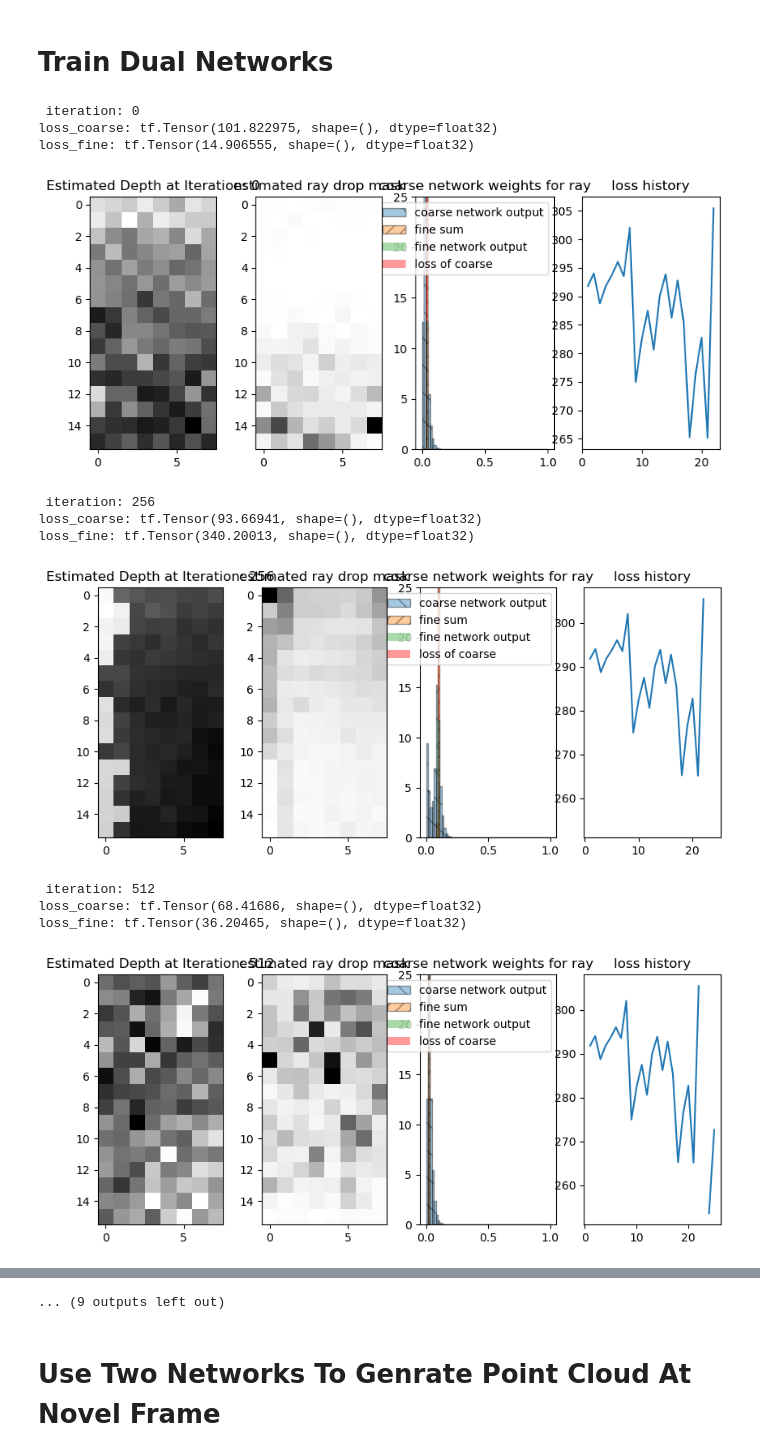
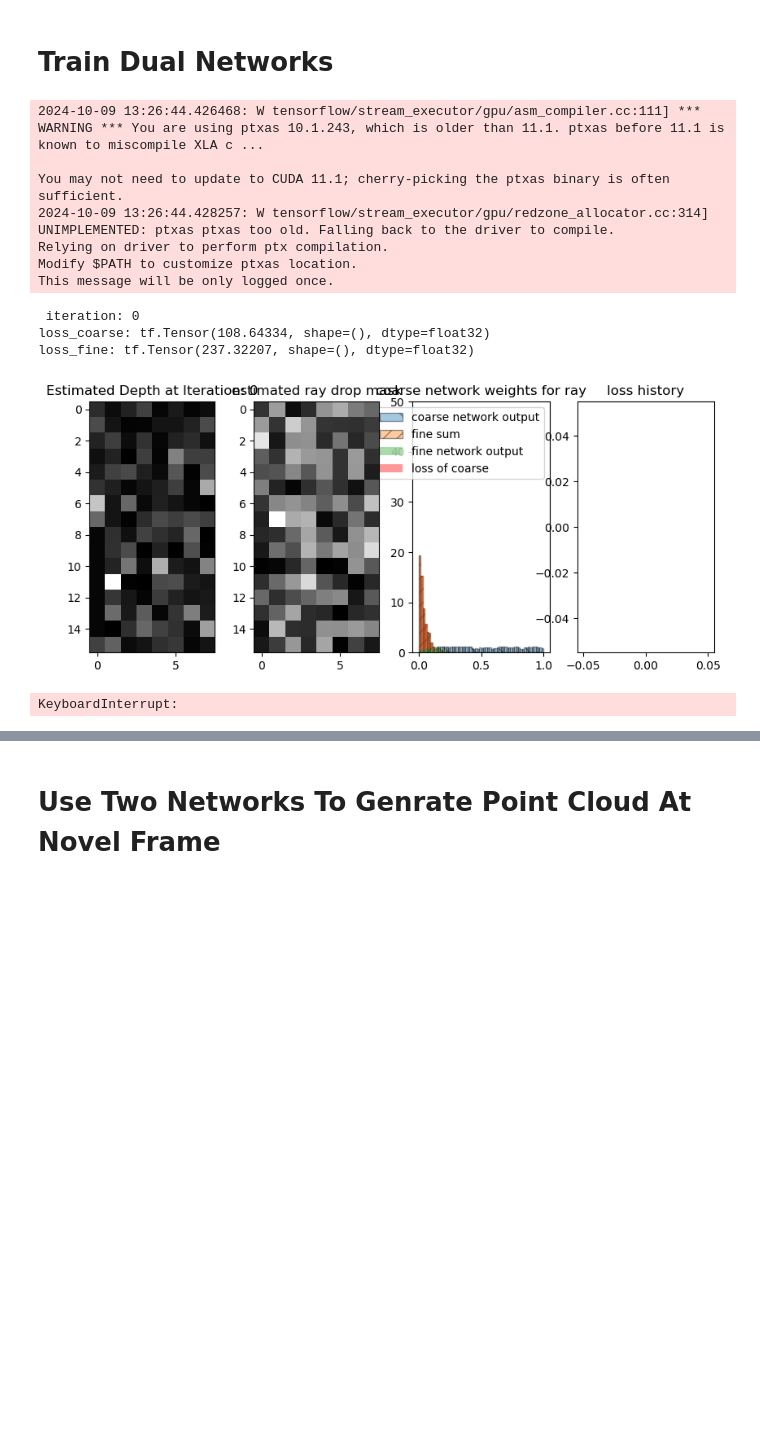
Before and after one commit to mcdermatt/ASAR, a Jupyter notebook: v3/nerf/coarseToFine.ipynb, the cells around one changed output, grey strips where cells are left out. Cells and saved outputs as stored; diff of their text form; code cells hidden in the pictures; blank space fills up the shorter version.

```diff
--- a/v3/nerf/coarseToFine.ipynb
+++ b/v3/nerf/coarseToFine.ipynb
@@ -219,7 +219,7 @@ full_points = interpolate_missing_angles(pc1)
  [nan nan]]
 # %%
 #generate training data...
-n_images = 20 #24 #1200 #240 #220 #1000 #50
+n_images = 12 #24 #1200 #240 #220 #1000 #50
 n_rots = 128 #128    #number of horizontal patches in 360 degrees
 n_vert_patches = 1 #1 #number of vertical patches between phimin and phimaxs
 useICET = True #need to turn off when working with the foliage dataset???
@@ -248,7 +248,7 @@ redfix_hist = np.zeros([n_images,4,4]) #holds on to the corrective transforms we
 for i in range(n_images):
     print(i)
     #full loop first courtyard
-    idx = i*50 + 7650
+    idx = i*100 + 7650
 #     idx = i + 7650
 #     idx = i*40 + 10600 #forest
 #     idx = i*10 + 10600 #forest
@@ -473,7 +473,8 @@ dirs_undistorted (65536, 3)
 rays_o (64, 1024, 3)
 rays_d (64, 1024, 3)
 # %%
-def draw_frame_from_rays(disp, n_rots=128, n_vert_patches=1, frameIdx=0, color = 'red'):
+def draw_frame_from_rays(disp, n_rots=128, n_vert_patches=1, frameIdx=0,
+                         color = 'red', stitched_map = np.zeros([0,3]) ):
 
     phimin = np.deg2rad(-15.594) #took forever to figure this out...
     phimax = np.deg2rad(17.743)
@@ -508,6 +509,9 @@ def draw_frame_from_rays(disp, n_rots=128, n_vert_patches=1, frameIdx=0, color =
     vizPts1 = Points(pts1, c = color, r = 3., alpha = 0.125)
     disp.append(vizPts1)
 
+    stitched_map = np.append(stitched_map, pts1, axis = 0)
+    return stitched_map
+
 #     #new-- try to get rays_o and rays_d indirectly via poses ~~~~~~~~~~~~~~~~~~~~~~~~~~~~
 #     pts2 = np.zeros([1,3])
 #     for p in range(frameIdx*(n_rots - 2*n_cols_to_skip), (frameIdx + 1 )*(n_rots - 2*n_cols_to_skip)):
@@ -537,12 +541,14 @@ def draw_frame_from_rays(disp, n_rots=128, n_vert_patches=1, frameIdx=0, color =
 plt = Plotter(N = 1, axes = 1, bg = (1, 1, 1), interactive = True) #axes = 4 (simple), 1(scale)
 disp=[]
 
+stitched_map = np.zeros([0,3])
 # colors = ['red', 'orange', 'yellow', 'green', 'blue', 'indigo', 'violet', 'red']
 colors = np.linspace(0.1,0.3,n_images)[:,None] * np.array([[1,1,1]])
 # for i in range(len(colors)):
-for i in range(20):
+for i in range(12):
     print(i)
-    draw_frame_from_rays(disp, n_rots = 128, n_vert_patches=1, frameIdx = i, color=colors[i])
+    stitched_map = draw_frame_from_rays(disp, n_rots = 128, n_vert_patches=1,
+                                        frameIdx = i, color=colors[i], stitched_map=stitched_map)
 
 plt.show(disp, "Drawing training data from depth images, rays_o, and rays_d")
 ViewInteractiveWidget(plt.window)
@@ -1920,28 +1945,30 @@ from coarse_network_utils import*
 # tf.config.run_functions_eagerly(True)
 # tf.config.run_functions_eagerly(False)
 
-# model_coarse = init_model_proposal()
-# model_fine = init_model()
-# model_fine = model #warm start from previous training loop
-# loss_hist = np.zeros([0])
+model_coarse = init_model_proposal()
+model_fine = init_model()
+model_fine = model #warm start from previous training loop
+loss_hist = np.zeros([0])
 
 # optimizer_coarse = tf.keras.optimizers.Adam(1e-3)
 # optimizer_coarse = tf.keras.optimizers.Adam(1e-4)
 # optimizer_coarse = tf.keras.optimizers.Adam(5e-5)
 # optimizer_coarse = tf.keras.optimizers.Adam(1e-5)
-optimizer_coarse = tf.keras.optimizers.Adam(5e-6)
+# optimizer_coarse = tf.keras.optimizers.Adam(5e-6)
 # optimizer_coarse = tf.keras.optimizers.Adam(1e-6)
+optimizer_coarse = tf.keras.optimizers.Adam(1e-7)
 
 # optimizer_fine = tf.keras.optimizers.Adam(5e-4)
 # optimizer_fine = tf.keras.optimizers.Adam(1e-4)
 # optimizer_fine = tf.keras.optimizers.Adam(5e-5)
 # optimizer_fine = tf.keras.optimizers.Adam(2.5e-5)
 # optimizer_fine = tf.keras.optimizers.Adam(1e-5)
-optimizer_fine = tf.keras.optimizers.Adam(5e-6)
+# optimizer_fine = tf.keras.optimizers.Adam(5e-6)
 # optimizer_fine = tf.keras.optimizers.Adam(1e-6)
+optimizer_fine = tf.keras.optimizers.Adam(1e-7)
 
 
-n_bins_fine = 512 #512 #128
+n_bins_fine = 128 #512 #128
 n_bins_coarse = 64 #64 #32
 near=0.
 far=1.
@@ -2077,43 +2104,43 @@ for i in range(N_iters):
 
         look_at = 0
         p.figure(figsize=(10,4))
         p.subplot(141)
         p.imshow(depth,cmap = "gray")#, norm='log')
         p.title(f'Estimated Depth at Iteration: {i}')
         p.subplot(143)
         p.bar(z_vals_coarse[look_at,0,:,0], weights_coarse[look_at,0,:,0], width=width_coarse[look_at,0,:,0],
              alpha = 0.4, label = 'coarse network output', hatch = '\\', edgecolor = 'black')
 
         p.bar(z_vals_coarse[look_at,0,:,0], fine_sum[look_at,0,:], width=width_coarse[look_at,0,:,0],
              alpha = 0.4, label = 'fine sum', hatch = '//', edgecolor = 'black')
 
         p.bar(z_vals_fine[look_at,0,:,0], weights_fine[look_at,0,:], width=width_fine[look_at,0,:],
              alpha = 0.4, label= 'fine network output')
         p.bar(z_vals_coarse[look_at,0,:,0], L_along_ray[look_at,0,:]/width_coarse[look_at,0,:,0], width=width_coarse[look_at,0,:,0],
               bottom = weights_coarse[look_at,0,:,0], alpha = 0.4, color = 'red',
               label= 'loss of coarse')
-        p.ylim([0,25])
+        p.ylim([0,50])
         p.title('coarse network weights for ray')
         p.legend(loc="best")
         p.subplot(142)
         p.imshow(ray_drop, cmap="gray")#, norm = 'log')
         p.title("estimated ray drop mask")
         p.subplot(144)
         p.title("loss history")
         p.plot(loss_hist)
         p.show()
     else:
         loss_since_last_plot = np.append(loss_since_last_plot, loss_fine)
 # %% [output]
- iteration: 0
-loss_coarse: tf.Tensor(101.822975, shape=(), dtype=float32)
-loss_fine: tf.Tensor(14.906555, shape=(), dtype=float32)
+2024-10-09 13:26:44.426468: W tensorflow/stream_executor/gpu/asm_compiler.cc:111] *** WARNING *** You are using ptxas 10.1.243, which is older than 11.1. ptxas before 11.1 is known to miscompile XLA c ...
+
+You may not need to update to CUDA 11.1; cherry-picking the ptxas binary is often sufficient.
+2024-10-09 13:26:44.428257: W tensorflow/stream_executor/gpu/redzone_allocator.cc:314] UNIMPLEMENTED: ptxas ptxas too old. Falling back to the driver to compile.
+Relying on driver to perform ptx compilation.
+Modify $PATH to customize ptxas location.
+This message will be only logged once.
+ iteration: 0
+loss_coarse: tf.Tensor(108.64334, shape=(), dtype=float32)
+loss_fine: tf.Tensor(237.32207, shape=(), dtype=float32)
-[figure, old version]
+[figure, new version]
- iteration: 256
-loss_coarse: tf.Tensor(93.66941, shape=(), dtype=float32)
-loss_fine: tf.Tensor(340.20013, shape=(), dtype=float32)
-[figure, removed]
- iteration: 512
-loss_coarse: tf.Tensor(68.41686, shape=(), dtype=float32)
-loss_fine: tf.Tensor(36.20465, shape=(), dtype=float32)
+KeyboardInterrupt:
-[figure, removed]
@@ -2132,4 +2147,3 @@ loss_fine: tf.Tensor(121.8931, shape=(), dtype=float32)
-... (9 outputs left out)
 # %% [markdown]
 # Use Two Networks To Genrate Point Cloud At Novel Frame
 # %%
```
Also changed, not shown: parts of 20 cells of this notebook, 8 other files.
